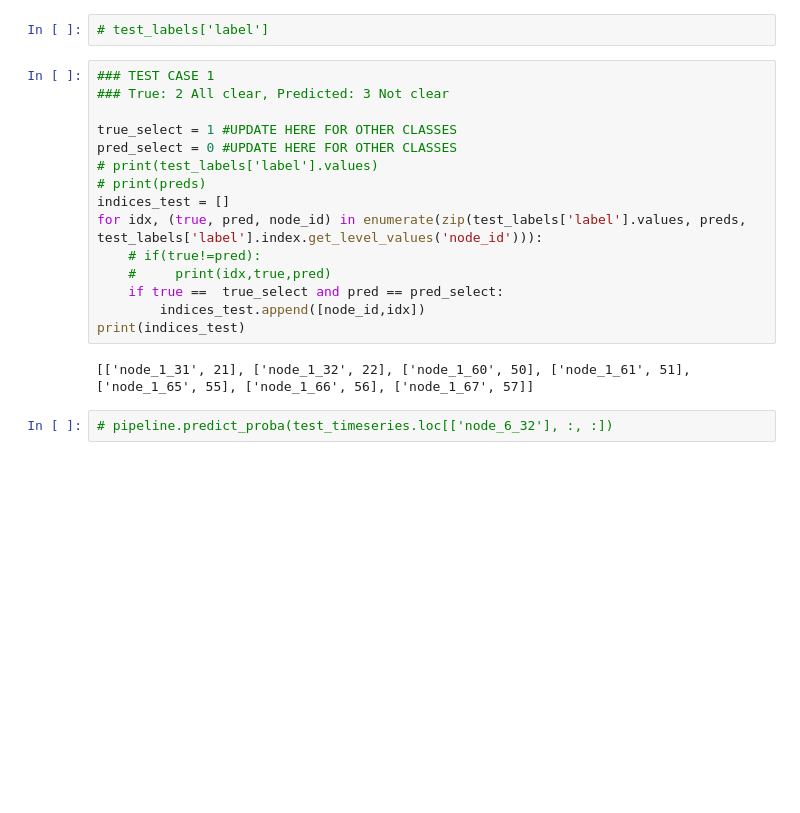
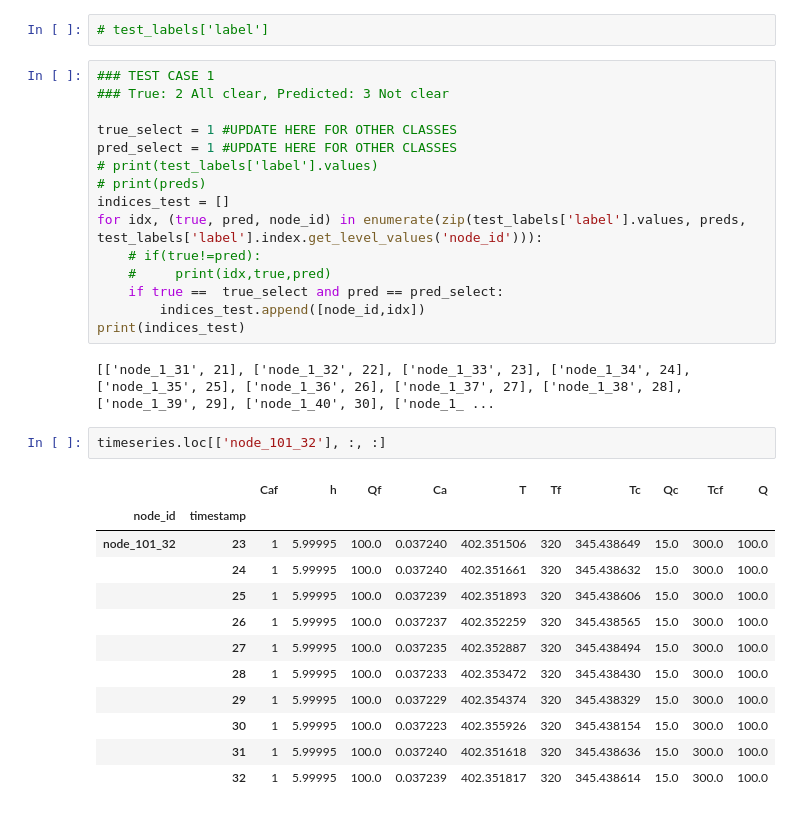
Before and after one commit to omkrpt/CoMTE, a Jupyter notebook: cstr_usage.ipynb, the cells around one changed output. Cells and saved outputs as stored; diff of their text form; blank space fills up the shorter version.

```diff
--- a/cstr_usage.ipynb
+++ b/cstr_usage.ipynb
@@ -216,7 +236,7 @@ comte = explainers.BruteForceSearch(pipeline, timeseries, labels, silent=False,
 ### True: 2 All clear, Predicted: 3 Not clear
 
 true_select = 1 #UPDATE HERE FOR OTHER CLASSES
-pred_select = 0 #UPDATE HERE FOR OTHER CLASSES
+pred_select = 1 #UPDATE HERE FOR OTHER CLASSES
 # print(test_labels['label'].values)
 # print(preds)
 indices_test = []
@@ -227,9 +247,22 @@ for idx, (true, pred, node_id) in enumerate(zip(test_labels['label'].values, pre
         indices_test.append([node_id,idx])
 print(indices_test)
 # %% [output]
-[['node_1_31', 21], ['node_1_32', 22], ['node_1_60', 50], ['node_1_61', 51], ['node_1_65', 55], ['node_1_66', 56], ['node_1_67', 57]]
+[['node_1_31', 21], ['node_1_32', 22], ['node_1_33', 23], ['node_1_34', 24], ['node_1_35', 25], ['node_1_36', 26], ['node_1_37', 27], ['node_1_38', 28], ['node_1_39', 29], ['node_1_40', 30], ['node_1_ ...
-# %%
-# pipeline.predict_proba(test_timeseries.loc[['node_6_32'], :, :])
+# %%
+timeseries.loc[['node_101_32'], :, :]
+# %% [output]
+|  |  | Caf | h | Qf | Ca | T | Tf | Tc | Qc | Tcf | Q |
+| node_id | timestamp |  |  |  |  |  |  |  |  |  |  |
+| node_101_32 | 23 | 1 | 5.99995 | 100.0 | 0.037240 | 402.351506 | 320 | 345.438649 | 15.0 | 300.0 | 100.0 |
+|  | 24 | 1 | 5.99995 | 100.0 | 0.037240 | 402.351661 | 320 | 345.438632 | 15.0 | 300.0 | 100.0 |
+|  | 25 | 1 | 5.99995 | 100.0 | 0.037239 | 402.351893 | 320 | 345.438606 | 15.0 | 300.0 | 100.0 |
+|  | 26 | 1 | 5.99995 | 100.0 | 0.037237 | 402.352259 | 320 | 345.438565 | 15.0 | 300.0 | 100.0 |
+|  | 27 | 1 | 5.99995 | 100.0 | 0.037235 | 402.352887 | 320 | 345.438494 | 15.0 | 300.0 | 100.0 |
+|  | 28 | 1 | 5.99995 | 100.0 | 0.037233 | 402.353472 | 320 | 345.438430 | 15.0 | 300.0 | 100.0 |
+|  | 29 | 1 | 5.99995 | 100.0 | 0.037229 | 402.354374 | 320 | 345.438329 | 15.0 | 300.0 | 100.0 |
+|  | 30 | 1 | 5.99995 | 100.0 | 0.037223 | 402.355926 | 320 | 345.438154 | 15.0 | 300.0 | 100.0 |
+|  | 31 | 1 | 5.99995 | 100.0 | 0.037240 | 402.351618 | 320 | 345.438636 | 15.0 | 300.0 | 100.0 |
+|  | 32 | 1 | 5.99995 | 100.0 | 0.037239 | 402.351817 | 320 | 345.438614 | 15.0 | 300.0 | 100.0 |
 # %%
 warnings.filterwarnings("ignore")
 
```
Also changed, not shown: parts of 11 cells of this notebook, 1 other file.
